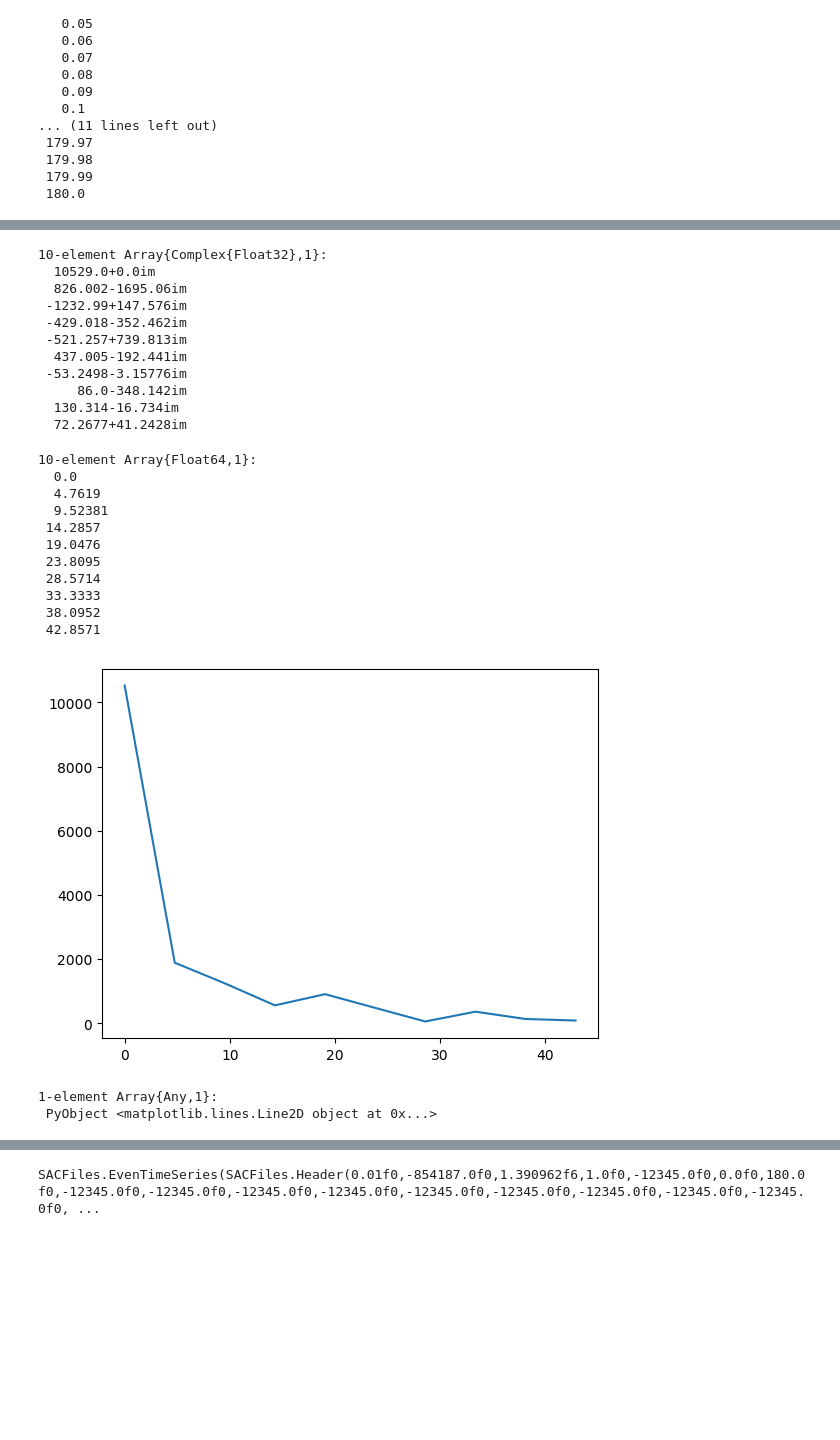
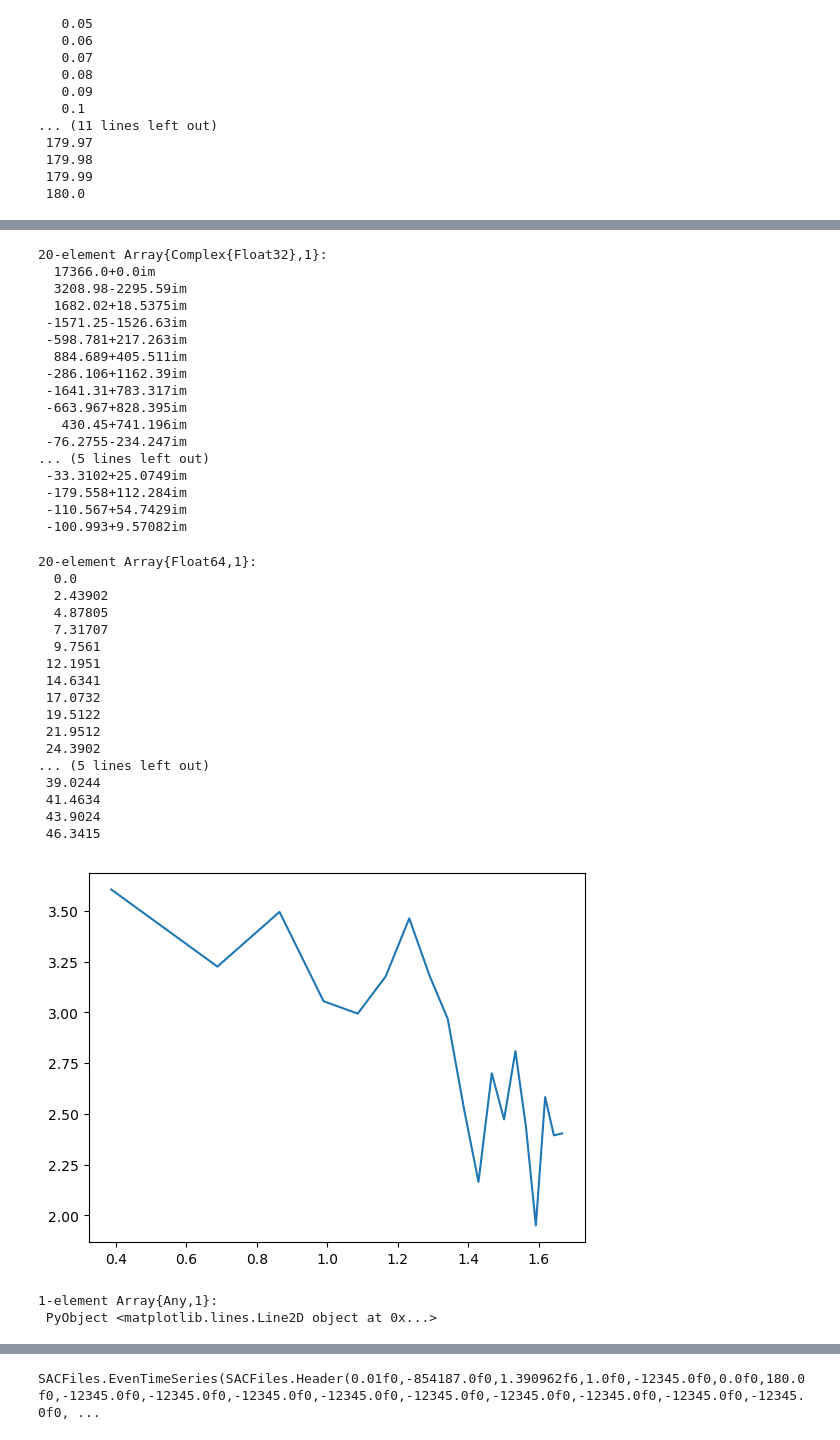
Before and after one commit to RadamesGutierrezZ/Verano, a Jupyter notebook: PrimerEvento.ipynb, the cells around one changed output, grey strips where cells are left out. Cells and saved outputs as stored; diff of their text form; code cells hidden in the pictures; blank space fills up the shorter version.

```diff
--- a/PrimerEvento.ipynb
+++ b/PrimerEvento.ipynb
@@ -303,5 +311,5 @@ ts12 = (collect(0:1:length(D1E)-1))*S1E.hdr.delta
  179.99
  180.0
 # %%
-ondaP1 = D1E[10:30]
+ondaP1 = D1E[10:50]
 # %% [output]
@@ -345,35 +353,47 @@ Ftra3 = fft(ondaP1)
 # %%
-ondaPE = Ftra3[1:10]
+ondaPE = Ftra3[1:20]
 # %% [output]
-10-element Array{Complex{Float32},1}:
-  10529.0+0.0im
-  826.002-1695.06im
- -1232.99+147.576im
- -429.018-352.462im
- -521.257+739.813im
-  437.005-192.441im
- -53.2498-3.15776im
-     86.0-348.142im
-  130.314-16.734im
-  72.2677+41.2428im
+20-element Array{Complex{Float32},1}:
+  17366.0+0.0im
+  3208.98-2295.59im
+  1682.02+18.5375im
+ -1571.25-1526.63im
+ -598.781+217.263im
+  884.689+405.511im
+ -286.106+1162.39im
+ -1641.31+783.317im
+ -663.967+828.395im
+   430.45+741.196im
+ -76.2755-234.247im
+... (5 lines left out)
+ -33.3102+25.0749im
+ -179.558+112.284im
+ -110.567+54.7429im
+ -100.993+9.57082im
 # %%
-FxondaPE = collect(0:10-1)*(100/length(Ftra3))
+FxondaPE = collect(0:20-1)*(100/length(Ftra3))
 # %% [output]
-10-element Array{Float64,1}:
+20-element Array{Float64,1}:
   0.0
-  4.7619
-  9.52381
- 14.2857
- 19.0476
- 23.8095
- 28.5714
- 33.3333
- 38.0952
- 42.8571
+  2.43902
+  4.87805
+  7.31707
+  9.7561
+ 12.1951
+ 14.6341
+ 17.0732
+ 19.5122
+ 21.9512
+ 24.3902
+... (5 lines left out)
+ 39.0244
+ 41.4634
+ 43.9024
+ 46.3415
 # %%
-plot(FxondaPE,abs(ondaPE))
+plot(log10(FxondaPE),abs(log10(ondaPE)))
 # %% [output]
-[figure, old version]
+[figure, new version]
 1-element Array{Any,1}:
  PyObject <matplotlib.lines.Line2D object at 0x...>
 # %%
```
Also changed, not shown: parts of 33 cells of this notebook.
